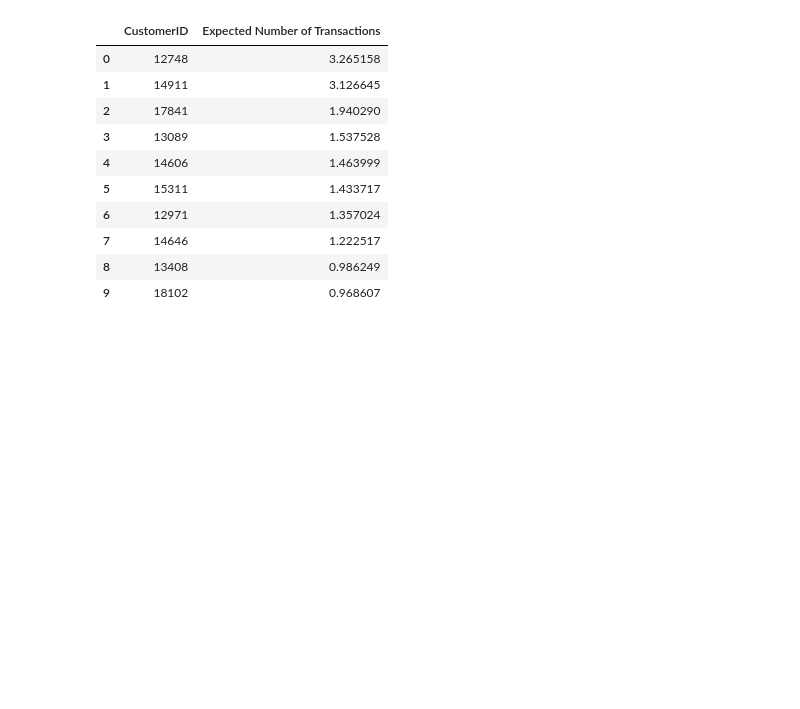
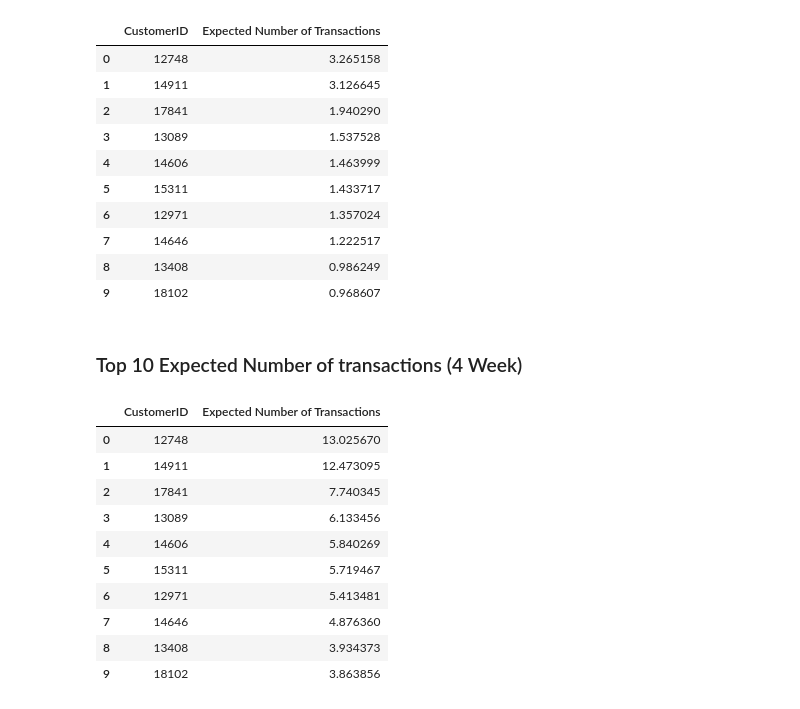
Before and after one commit to Ashar88/CRMAnalytics, a Jupyter notebook: CRM_Analytics.ipynb, the cells around one changed output. Drawn from its saved outputs; the diff is of its cells as text; code cells hidden in the pictures; blank space fills up the shorter version.

Commit message:
top 10 expected transactions of month

```diff
--- a/CRM_Analytics.ipynb
+++ b/CRM_Analytics.ipynb
@@ -498,3 +498,21 @@ bgf.conditional_expected_number_of_purchases_up_to_time(1, cltv_df["frequency"],
 | 7 | 14646 | 1.222517 |
 | 8 | 13408 | 0.986249 |
 | 9 | 18102 | 0.968607 |
+# %% [markdown]
+### Top 10 Expected Number of transactions (4 Week)
+# %%
+bgf.conditional_expected_number_of_purchases_up_to_time(4, cltv_df["frequency"],
+                                                            cltv_df["recency"],
+                                                            cltv_df["T"]).sort_values(ascending = False).head(10).to_frame("Expected Number of Transactions").reset_index()
+# %% [output]
+|  | CustomerID | Expected Number of Transactions |
+| 0 | 12748 | 13.025670 |
+| 1 | 14911 | 12.473095 |
+| 2 | 17841 | 7.740345 |
+| 3 | 13089 | 6.133456 |
+| 4 | 14606 | 5.840269 |
+| 5 | 15311 | 5.719467 |
+| 6 | 12971 | 5.413481 |
+| 7 | 14646 | 4.876360 |
+| 8 | 13408 | 3.934373 |
+| 9 | 18102 | 3.863856 |
```
